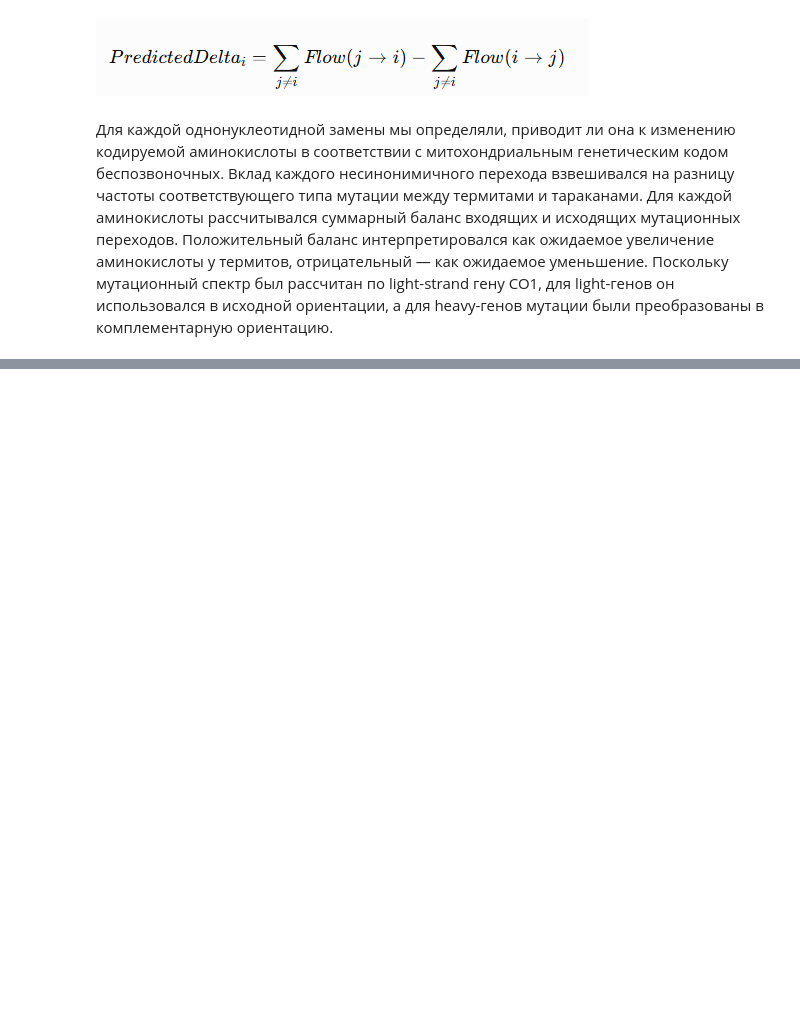
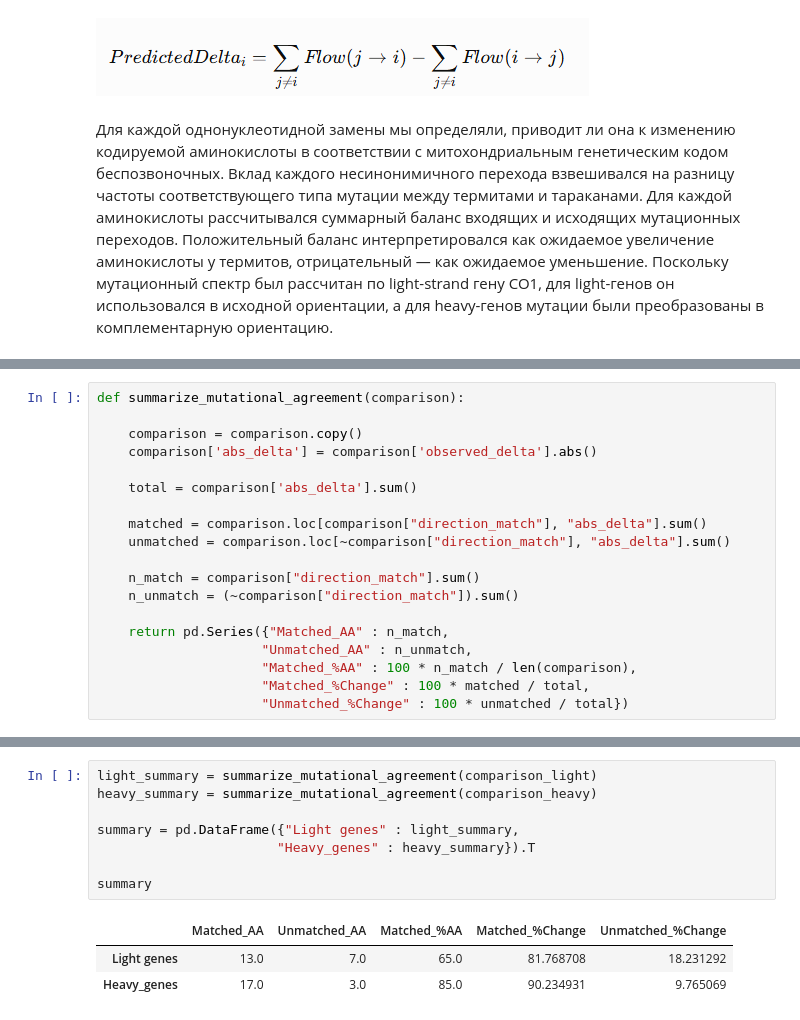
Before and after one commit to mitoclub/mutspec_insecta_paper, a Jupyter notebook: cod/aa_difference.ipynb, the cells around one changed output, grey strips where cells are left out. Drawn from its saved outputs; the diff is of its cells as text; blank space fills up the shorter version.

```diff
--- a/cod/aa_difference.ipynb
+++ b/cod/aa_difference.ipynb
@@ -1066,0 +1172,19 @@ aa_effect["E"] += contribution
+# %%
+def summarize_mutational_agreement(comparison):
+
+    comparison = comparison.copy()
+    comparison['abs_delta'] = comparison['observed_delta'].abs()
+
+    total = comparison['abs_delta'].sum()
+
+    matched = comparison.loc[comparison["direction_match"], "abs_delta"].sum()
+    unmatched = comparison.loc[~comparison["direction_match"], "abs_delta"].sum()
+
+    n_match = comparison["direction_match"].sum()
+    n_unmatch = (~comparison["direction_match"]).sum()
+
+    return pd.Series({"Matched_AA" : n_match,
+                     "Unmatched_AA" : n_unmatch,
+                     "Matched_%AA" : 100 * n_match / len(comparison),
+                     "Matched_%Change" : 100 * matched / total,
+                     "Unmatched_%Change" : 100 * unmatched / total})
@@ -1066,0 +1211,12 @@ aa_effect["E"] += contribution
+# %%
+light_summary = summarize_mutational_agreement(comparison_light)
+heavy_summary = summarize_mutational_agreement(comparison_heavy)
+
+summary = pd.DataFrame({"Light genes" : light_summary,
+                       "Heavy_genes" : heavy_summary}).T
+
+summary
+# %% [output]
+|  | Matched_AA | Unmatched_AA | Matched_%AA | Matched_%Change | Unmatched_%Change |
+| Light genes | 13.0 | 7.0 | 65.0 | 81.768708 | 18.231292 |
+| Heavy_genes | 17.0 | 3.0 | 85.0 | 90.234931 | 9.765069 |
```
Also changed, not shown: parts of 6 cells of this notebook.
